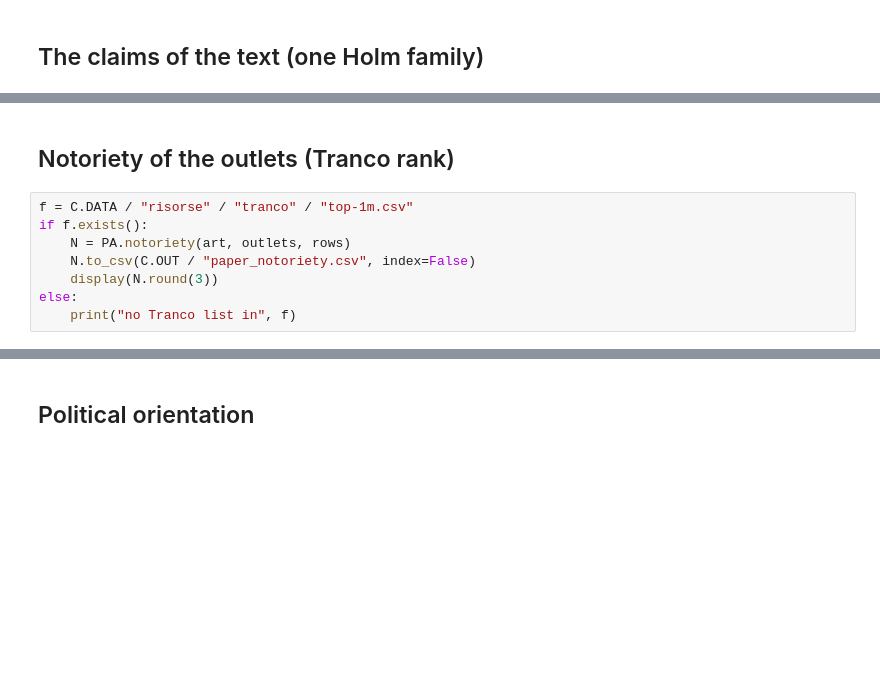
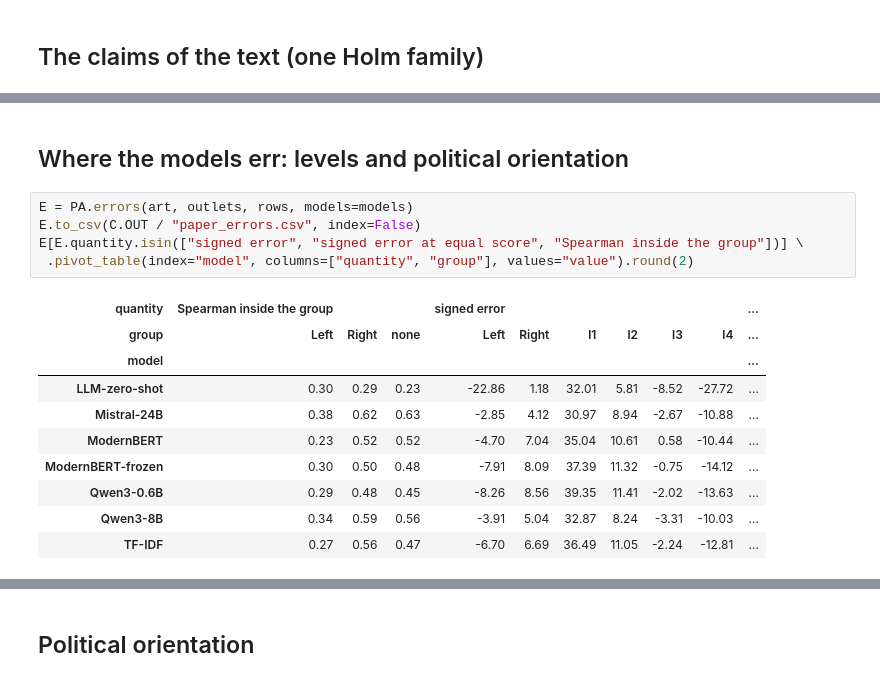
Before and after one commit to bianchi-john/PublisherClassification, a Jupyter notebook: Code/Pipeline/15_paper_results.ipynb, the cells around one changed output, grey strips where cells are left out. Drawn from its saved outputs; the diff is of its cells as text; blank space fills up the shorter version.

```diff
--- a/Code/Pipeline/15_paper_results.ipynb
+++ b/Code/Pipeline/15_paper_results.ipynb
@@ -52,10 +125,18 @@ Cl.round(4)
-# %% [markdown]
-## Notoriety of the outlets (Tranco rank)
-# %%
-f = C.DATA / "risorse" / "tranco" / "top-1m.csv"
-if f.exists():
-    N = PA.notoriety(art, outlets, rows)
-    N.to_csv(C.OUT / "paper_notoriety.csv", index=False)
-    display(N.round(3))
-else:
-    print("no Tranco list in", f)
+# %% [markdown]
+## Where the models err: levels and political orientation
+# %%
+E = PA.errors(art, outlets, rows, models=models)
+E.to_csv(C.OUT / "paper_errors.csv", index=False)
+E[E.quantity.isin(["signed error", "signed error at equal score", "Spearman inside the group"])] \
+ .pivot_table(index="model", columns=["quantity", "group"], values="value").round(2)
+# %% [output]
+| quantity | Spearman inside the group |  |  | signed error |  |  |  |  |  | ... |
+| group | Left | Right | none | Left | Right | l1 | l2 | l3 | l4 | ... |
+| model |  |  |  |  |  |  |  |  |  | ... |
+| LLM-zero-shot | 0.30 | 0.29 | 0.23 | -22.86 | 1.18 | 32.01 | 5.81 | -8.52 | -27.72 | ... |
+| Mistral-24B | 0.38 | 0.62 | 0.63 | -2.85 | 4.12 | 30.97 | 8.94 | -2.67 | -10.88 | ... |
+| ModernBERT | 0.23 | 0.52 | 0.52 | -4.70 | 7.04 | 35.04 | 10.61 | 0.58 | -10.44 | ... |
+| ModernBERT-frozen | 0.30 | 0.50 | 0.48 | -7.91 | 8.09 | 37.39 | 11.32 | -0.75 | -14.12 | ... |
+| Qwen3-0.6B | 0.29 | 0.48 | 0.45 | -8.26 | 8.56 | 39.35 | 11.41 | -2.02 | -13.63 | ... |
+| Qwen3-8B | 0.34 | 0.59 | 0.56 | -3.91 | 5.04 | 32.87 | 8.24 | -3.31 | -10.03 | ... |
+| TF-IDF | 0.27 | 0.56 | 0.47 | -6.70 | 6.69 | 36.49 | 11.05 | -2.24 | -12.81 | ... |
```
Also changed, not shown: parts of 13 cells of this notebook, 19 other files.
